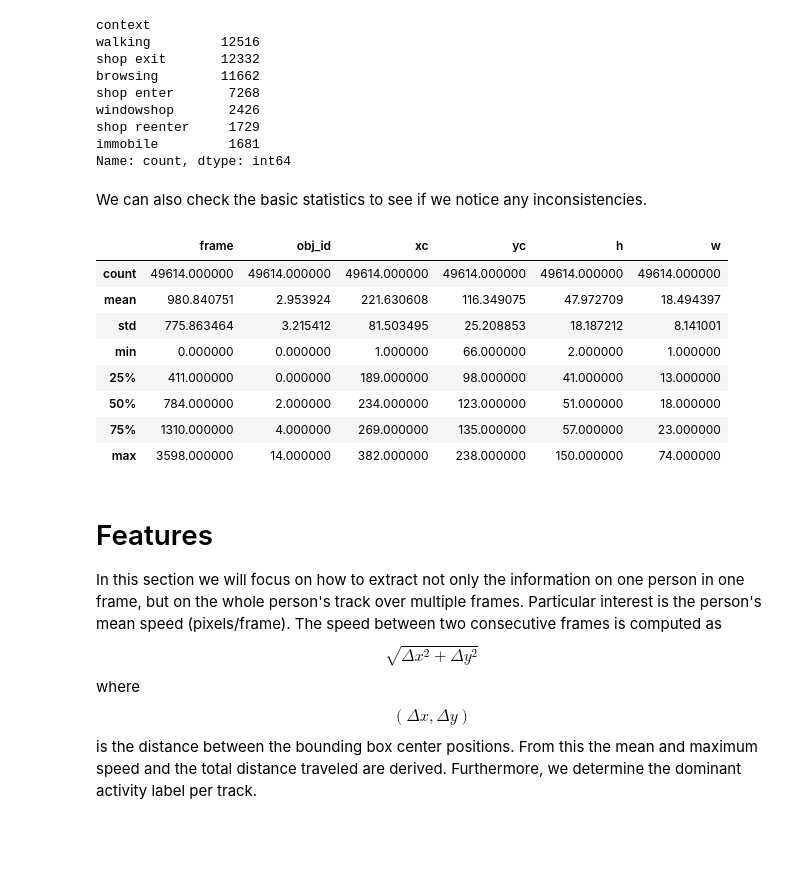
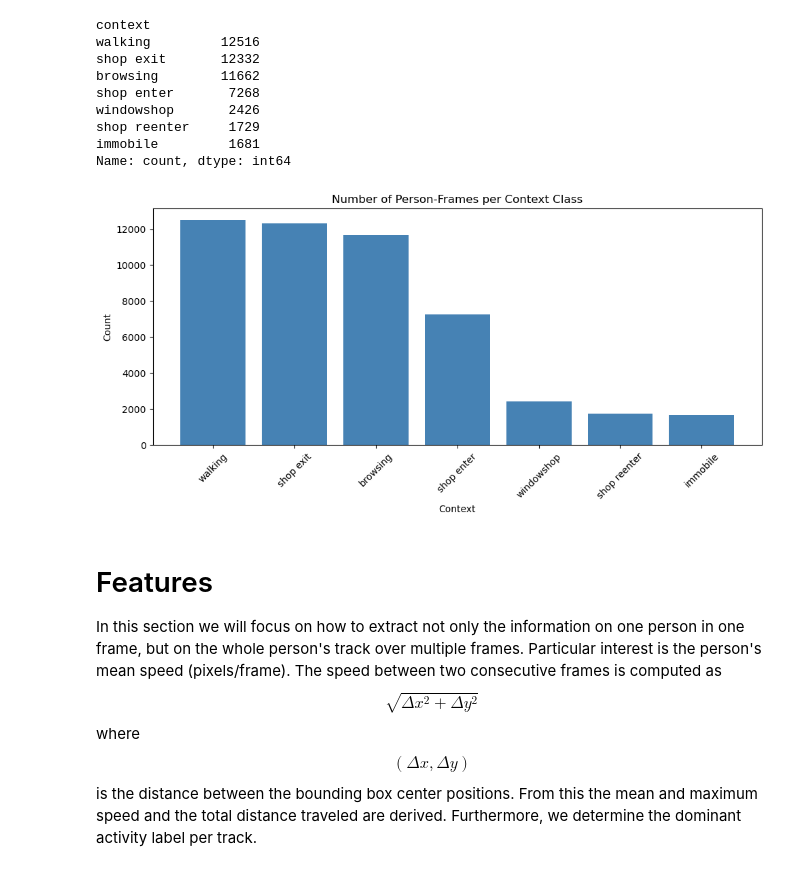
Before and after one commit to nellyharsch/data_project_Nelly_Harsch, a Jupyter notebook: analysis.ipynb, the cells around one changed output. Saved outputs shown, nothing was run; the diff lists cells and outputs as text; code cells hidden in the pictures; blank space fills up the shorter version.

```diff
--- a/analysis.ipynb
+++ b/analysis.ipynb
@@ -176,20 +244,19 @@ windowshop       2426
 shop reenter     1729
 immobile         1681
 Name: count, dtype: int64
-# %% [markdown]
-We can also check the basic statistics to see if we notice any inconsistencies.
-# %%
-df.describe()
-# %% [output]
-|  | frame | obj_id | xc | yc | h | w |
-| count | 49614.000000 | 49614.000000 | 49614.000000 | 49614.000000 | 49614.000000 | 49614.000000 |
-| mean | 980.840751 | 2.953924 | 221.630608 | 116.349075 | 47.972709 | 18.494397 |
-| std | 775.863464 | 3.215412 | 81.503495 | 25.208853 | 18.187212 | 8.141001 |
-| min | 0.000000 | 0.000000 | 1.000000 | 66.000000 | 2.000000 | 1.000000 |
-| 25% | 411.000000 | 0.000000 | 189.000000 | 98.000000 | 41.000000 | 13.000000 |
-| 50% | 784.000000 | 2.000000 | 234.000000 | 123.000000 | 51.000000 | 18.000000 |
-| 75% | 1310.000000 | 4.000000 | 269.000000 | 135.000000 | 57.000000 | 23.000000 |
-| max | 3598.000000 | 14.000000 | 382.000000 | 238.000000 | 150.000000 | 74.000000 |
+# %%
+context_counts = df[df['context'].notna()]['context'].value_counts()
+
+fig, ax = plt.subplots(figsize=(10, 5))
+ax.bar (context_counts.index, context_counts.values, color = 'steelblue')
+ax.set_title('Number of Person-Frames per Context Class')
+ax.set_xlabel('Context')
+ax.set_ylabel('Count')
+plt.xticks(rotation=45)
+plt.tight_layout()
+plt.show()
+# %% [output]
+[figure, added]
 # %% [markdown]
 # Features
 
```
Also changed, not shown: parts of 9 cells of this notebook.
